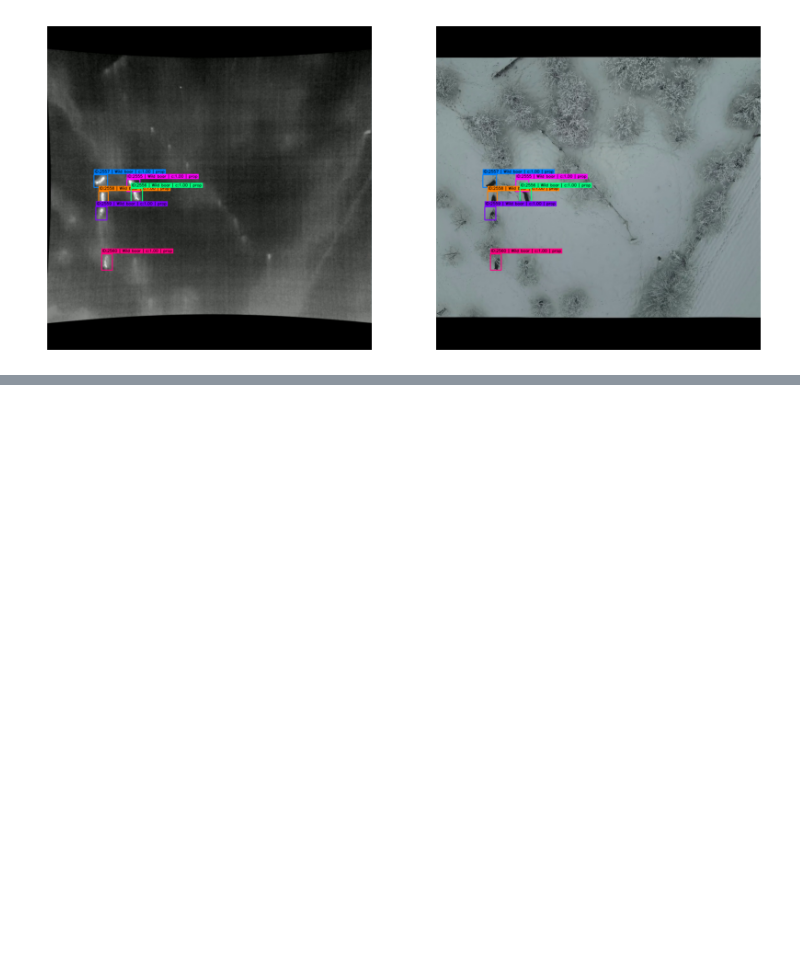
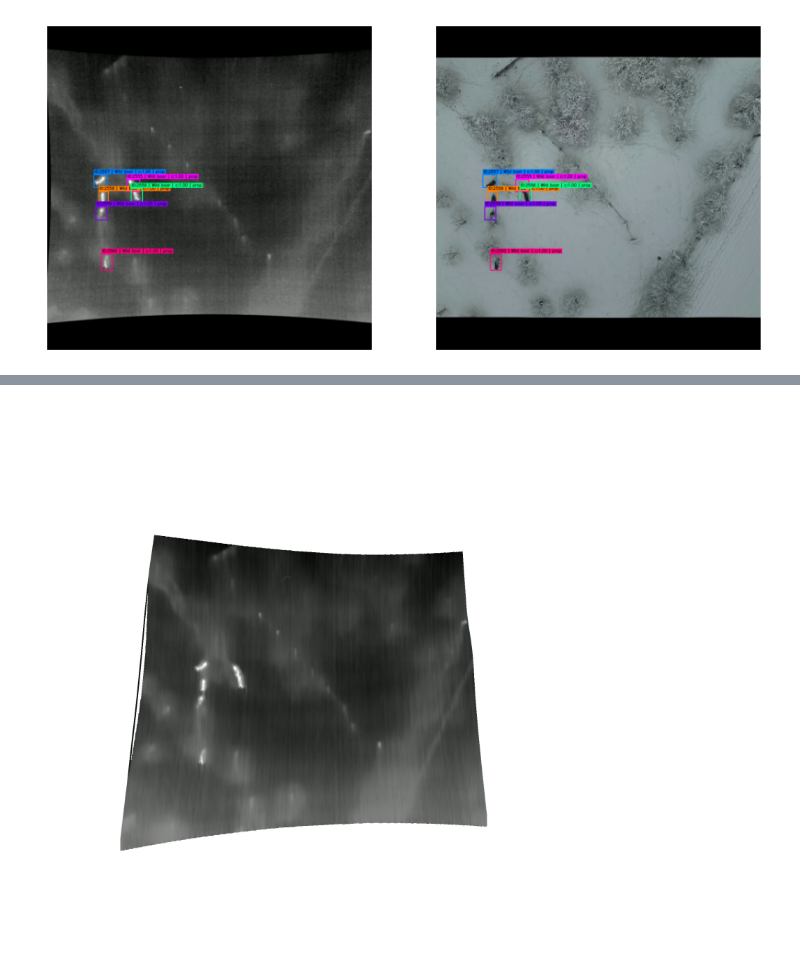
Before and after one commit to bambi-eco/Dataset, a Jupyter notebook: introduction.ipynb, the cells around one changed output, grey strips where cells are left out. Saved outputs shown, nothing was run; the diff lists cells and outputs as text; code cells hidden in the pictures; blank space fills up the shorter version.

```diff
--- a/introduction.ipynb
+++ b/introduction.ipynb
@@ -110,0 +541,5 @@ plt.show()
+# %%
+from PIL import Image
+Image.open("146_alfs/146_00002125_alfs.png")
+# %% [output]
+[figure, added]
```
Also changed, not shown: parts of 15 cells of this notebook.
